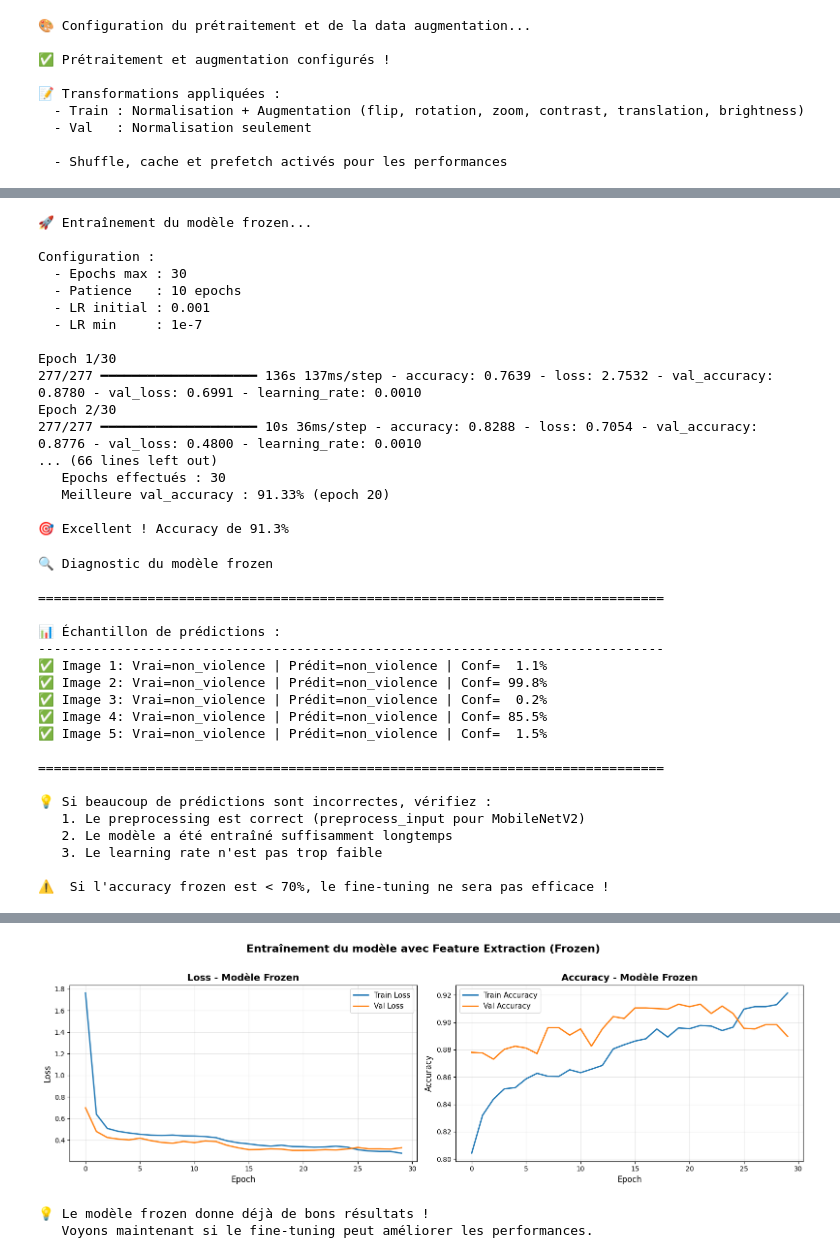
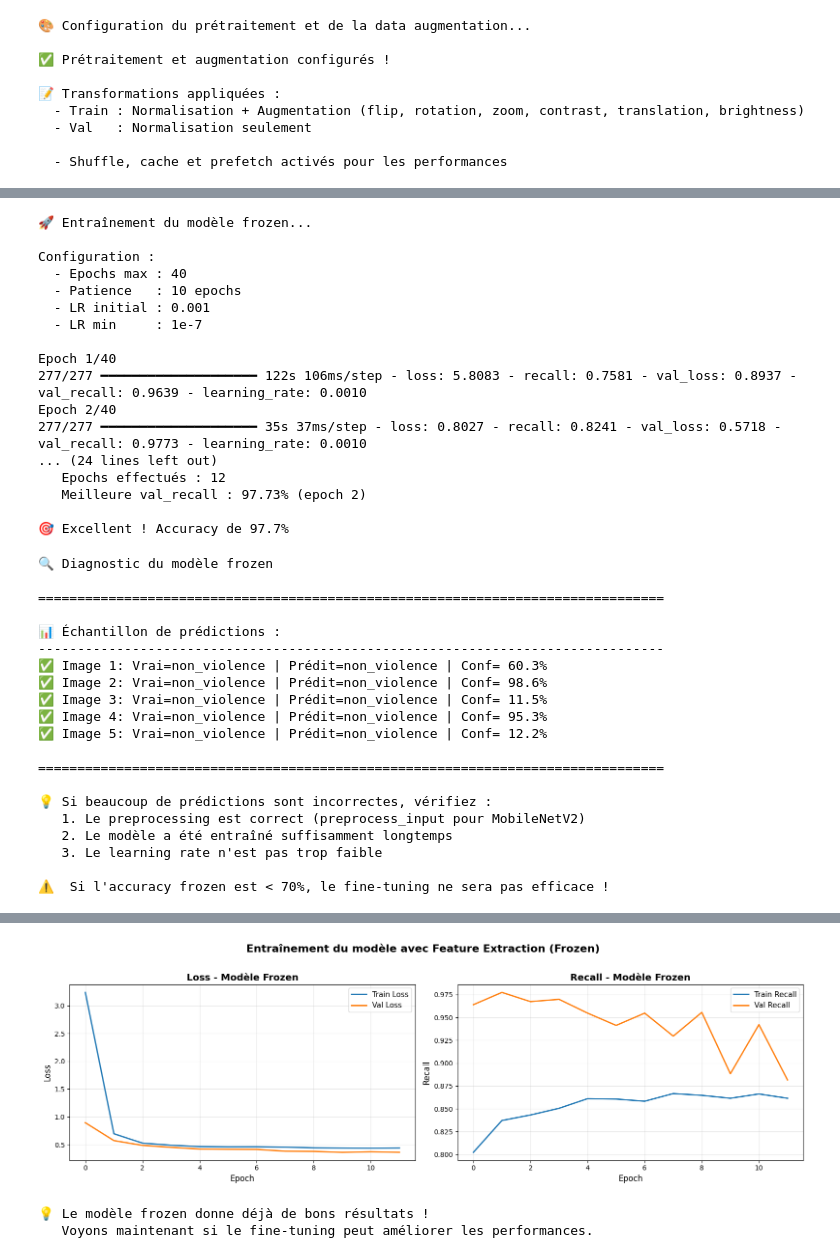
Before and after one commit to francisbonheur/alyra_projet_deep_learning, a Jupyter notebook: notebooks/violence_computer_vision_mobilev2.ipynb, the cells around one changed output, grey strips where cells are left out. Cells and saved outputs as stored; diff of their text form; code cells hidden in the pictures.

Commit message:
[ALYRA][DL] Recall as a performance metric

```diff
--- a/notebooks/violence_computer_vision_mobilev2.ipynb
+++ b/notebooks/violence_computer_vision_mobilev2.ipynb
@@ -306,6 +302,8 @@ x = base_model(inputs, training=False)
 
 # Classifier avec régularisation modérée
 x = layers.Dropout(0.3)(x)  # Dropout modéré
+x = layers.Dense(512, activation='relu', kernel_regularizer=keras.regularizers.l2(0.01))(x)
+x = layers.Dropout(0.3)(x)  # Dropout modéré
 x = layers.Dense(256, activation='relu', kernel_regularizer=keras.regularizers.l2(0.01))(x)
 x = layers.Dropout(0.3)(x)
 outputs = layers.Dense(1, activation='sigmoid')(x)
@@ -316,7 +314,7 @@ model_frozen = keras.Model(inputs, outputs, name='MobileNetV2_Frozen')
 model_frozen.compile(
     optimizer=optimizers.Adam(learning_rate=0.001),  # LR standard
     loss='binary_crossentropy',
-    metrics=['accuracy']
+    metrics=['recall']
 )
 
 print("✅ Modèle compilé !\n")
@@ -360,7 +358,7 @@ print("🚀 Entraînement du modèle frozen...\n")
 
 # Callbacks
 early_stopping = callbacks.EarlyStopping(
-    monitor='val_accuracy',
+    monitor='val_recall',
     patience=10,  # Patience raisonnable
     restore_best_weights=True,
     mode='max',
@@ -377,13 +375,13 @@ reduce_lr = callbacks.ReduceLROnPlateau(
 
 checkpoint = callbacks.ModelCheckpoint(
     'best_model_frozen.keras',
-    monitor='val_accuracy',
+    monitor='val_recall',
     save_best_only=True,
     mode='max',
     verbose=0
 )
 
-EPOCHS_FROZEN = 30
+EPOCHS_FROZEN = 40
 
 print(f"Configuration :")
 print(f"  - Epochs max : {EPOCHS_FROZEN}")
@@ -402,35 +400,35 @@ history_frozen = model_frozen.fit(
 print("\n✅ Entraînement frozen terminé !")
 print(f"   Epochs effectués : {len(history_frozen.history['loss'])}")
 
-best_val_acc = max(history_frozen.history['val_accuracy'])
-best_epoch = history_frozen.history['val_accuracy'].index(best_val_acc) + 1
-print(f"   Meilleure val_accuracy : {best_val_acc*100:.2f}% (epoch {best_epoch})")
+best_val_recall = max(history_frozen.history['val_recall'])
+best_epoch = history_frozen.history['val_recall'].index(best_val_recall) + 1
+print(f"   Meilleure val_recall : {best_val_recall*100:.2f}% (epoch {best_epoch})")
 
-if best_val_acc < 0.70:
-    print(f"\n⚠️  Accuracy de {best_val_acc*100:.1f}% est en dessous de 70%")
+if best_val_recall < 0.70:
+    print(f"\n⚠️  Recall de {best_val_recall*100:.1f}% est en dessous de 70%")
     print("   Le modèle pourrait bénéficier de plus d'entraînement.")
-elif best_val_acc < 0.80:
-    print(f"\n✅ Bon résultat : {best_val_acc*100:.1f}%")
+elif best_val_recall < 0.80:
+    print(f"\n✅ Bon résultat : {best_val_recall*100:.1f}%")
 else:
-    print(f"\n🎯 Excellent ! Accuracy de {best_val_acc*100:.1f}%")
+    print(f"\n🎯 Excellent ! Accuracy de {best_val_recall*100:.1f}%")
 # %% [output]
 🚀 Entraînement du modèle frozen...
 
 Configuration :
-  - Epochs max : 30
+  - Epochs max : 40
   - Patience   : 10 epochs
   - LR initial : 0.001
   - LR min     : 1e-7
 
-Epoch 1/30
-277/277 ━━━━━━━━━━━━━━━━━━━━ 136s 137ms/step - accuracy: 0.7639 - loss: 2.7532 - val_accuracy: 0.8780 - val_loss: 0.6991 - learning_rate: 0.0010
-Epoch 2/30
-277/277 ━━━━━━━━━━━━━━━━━━━━ 10s 36ms/step - accuracy: 0.8288 - loss: 0.7054 - val_accuracy: 0.8776 - val_loss: 0.4800 - learning_rate: 0.0010
-... (66 lines left out)
-   Epochs effectués : 30
-   Meilleure val_accuracy : 91.33% (epoch 20)
+Epoch 1/40
+277/277 ━━━━━━━━━━━━━━━━━━━━ 122s 106ms/step - loss: 5.8083 - recall: 0.7581 - val_loss: 0.8937 - val_recall: 0.9639 - learning_rate: 0.0010
+Epoch 2/40
+277/277 ━━━━━━━━━━━━━━━━━━━━ 35s 37ms/step - loss: 0.8027 - recall: 0.8241 - val_loss: 0.5718 - val_recall: 0.9773 - learning_rate: 0.0010
+... (24 lines left out)
+   Epochs effectués : 12
+   Meilleure val_recall : 97.73% (epoch 2)
 
-🎯 Excellent ! Accuracy de 91.3%
+🎯 Excellent ! Accuracy de 97.7%
 # %%
 print("🔍 Diagnostic du modèle frozen\n")
 print("="*80)
@@ -463,11 +461,11 @@ print("\n⚠️  Si l'accuracy frozen est < 70%, le fine-tuning ne sera pas effi
 
 📊 Échantillon de prédictions :
 --------------------------------------------------------------------------------
-✅ Image 1: Vrai=non_violence | Prédit=non_violence | Conf=  1.1%
-✅ Image 2: Vrai=non_violence | Prédit=non_violence | Conf= 99.8%
-✅ Image 3: Vrai=non_violence | Prédit=non_violence | Conf=  0.2%
-✅ Image 4: Vrai=non_violence | Prédit=non_violence | Conf= 85.5%
-✅ Image 5: Vrai=non_violence | Prédit=non_violence | Conf=  1.5%
+✅ Image 1: Vrai=non_violence | Prédit=non_violence | Conf= 60.3%
+✅ Image 2: Vrai=non_violence | Prédit=non_violence | Conf= 98.6%
+✅ Image 3: Vrai=non_violence | Prédit=non_violence | Conf= 11.5%
+✅ Image 4: Vrai=non_violence | Prédit=non_violence | Conf= 95.3%
+✅ Image 5: Vrai=non_violence | Prédit=non_violence | Conf= 12.2%
 
 ================================================================================
 
@@ -485,7 +483,7 @@ results_frozen = model_frozen.evaluate(val_ds_prepared, verbose=0)
 
 print("Résultats :")
 print(f"  - Loss                : {results_frozen[0]:.4f}")
-print(f"  - Accuracy            : {results_frozen[1]*100:.2f}%")
+print(f"  - Recall            : {results_frozen[1]*100:.2f}%")
 
 # Visualiser les courbes d'entraînement
 fig, axes = plt.subplots(1, 2, figsize=(16, 5))
@@ -500,11 +498,11 @@ axes[0].legend(fontsize=11)
 axes[0].grid(alpha=0.3)
 
 # Accuracy
-axes[1].plot(history_frozen.history['accuracy'], label='Train Accuracy', linewidth=2)
-axes[1].plot(history_frozen.history['val_accuracy'], label='Val Accuracy', linewidth=2)
+axes[1].plot(history_frozen.history['recall'], label='Train Recall', linewidth=2)
+axes[1].plot(history_frozen.history['val_recall'], label='Val Recall', linewidth=2)
 axes[1].set_xlabel('Epoch', fontsize=12)
-axes[1].set_ylabel('Accuracy', fontsize=12)
-axes[1].set_title('Accuracy - Modèle Frozen', fontsize=14, fontweight='bold')
+axes[1].set_ylabel('Recall', fontsize=12)
+axes[1].set_title('Recall - Modèle Frozen', fontsize=14, fontweight='bold')
 axes[1].legend(fontsize=11)
 axes[1].grid(alpha=0.3)
 
@@ -523,4 +521,4 @@ Résultats :
-[figure, old version]
+[figure, new version]
 💡 Le modèle frozen donne déjà de bons résultats !
    Voyons maintenant si le fine-tuning peut améliorer les performances.
 # %%
```
Also changed, not shown: parts of 8 cells of this notebook.
